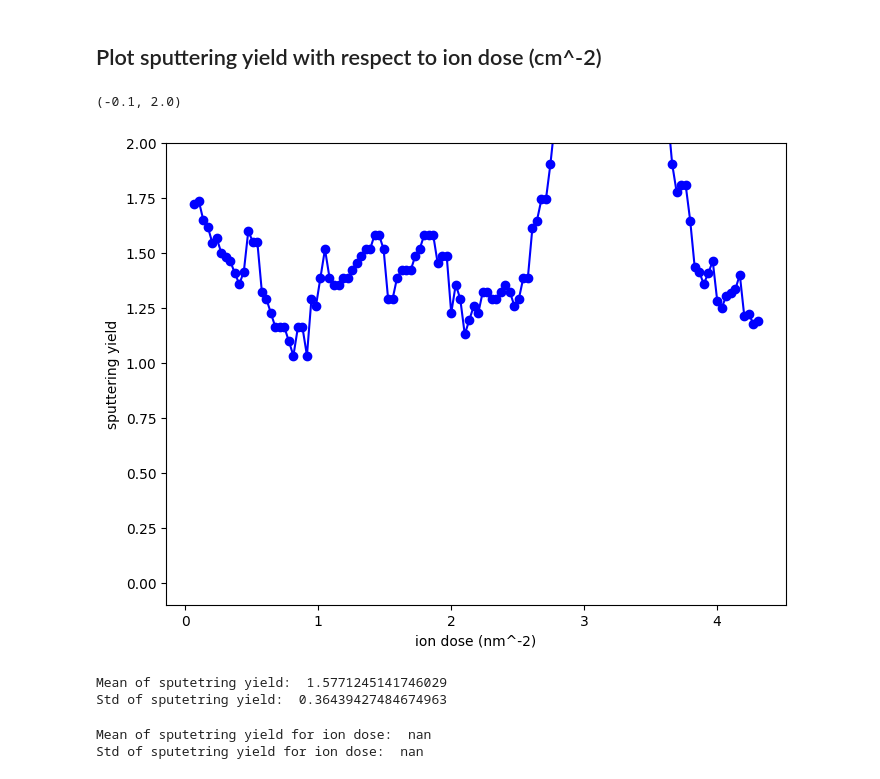
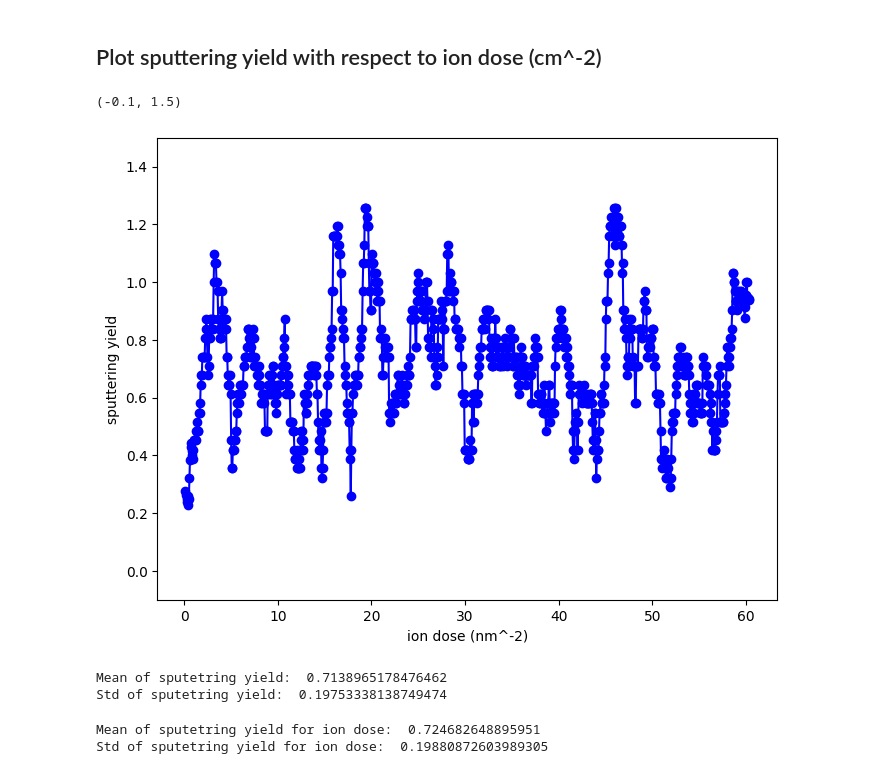
Before and after one commit to y1u0d2a1i/ml_potential, a Jupyter notebook: analyze/lmp/wip/plot_sputtering_yield_with_ion_dose.ipynb, the cells around one changed output. Saved outputs shown, nothing was run; the diff lists cells and outputs as text; code cells hidden in the pictures.

```diff
--- a/analyze/lmp/wip/plot_sputtering_yield_with_ion_dose.ipynb
+++ b/analyze/lmp/wip/plot_sputtering_yield_with_ion_dose.ipynb
@@ -6,12 +6,12 @@ import pandas as pd
 import matplotlib.pyplot as plt
 import os
 # %%
-path2target = '/home/k0472/k047207/result/lammps/Si/sputtering/ml/model_19/0deg_1000eV'
+path2target = '/home/k0472/k047207/result/lammps/Si/sputtering/ml/depth15/model18/0deg_1000eV'
 # path2target = '/Users/y1u0d2/desktop/Lab/result/lammps/Si/sputtering/ml/atom16000/model_18/0deg_1000eV'
 
 insert_atom_every_timestep = 20000
-# width = 4.0725 # nm
-width = 5.43 # nm
+width = 4.0725 # nm
+# width = 5.43 # nm
 area = width**2
 
 # number of injection to take average over
@@ -68,25 +68,26 @@ sp_df_injection['num_sputter_atom_avg'] = sp_df_injection['num_inserted_atoms'].
 # %%
 fig = plt.figure(figsize=(8,6))
 ax = fig.add_subplot(111)
 
 ax.plot(sp_df_injection['ion_dose'], sp_df_injection['num_sputter_atom_avg'], marker='o', color='blue', label='sputtering yield')
 ax.set_xlabel('ion dose (nm^-2)')
 ax.set_ylabel('sputtering yield')
-ax.set_ylim(-.1, 2)
+# ax.set_xlim(-1, 140)
+ax.set_ylim(-.1, 1.5)
 # %% [output]
-(-0.1, 2.0)
+(-0.1, 1.5)
-[figure, old version]
+[figure, new version]
 # %%
 print('Mean of sputetring yield: ', sp_df_injection['num_sputter_atom_avg'].mean())
 print('Std of sputetring yield: ', sp_df_injection['num_sputter_atom_avg'].std())
 # %% [output]
-Mean of sputetring yield:  1.5771245141746029
-Std of sputetring yield:  0.36439427484674963
+Mean of sputetring yield:  0.7138965178476462
+Std of sputetring yield:  0.19753338138749474
 # %%
 # get sputtering yield after converge
-sp_df_injection_high_dose = sp_df_injection.query('10 < ion_dose')
+sp_df_injection_high_dose = sp_df_injection.query('10 < ion_dose < 140')
 print('Mean of sputetring yield for ion dose: ', sp_df_injection_high_dose['num_sputter_atom_avg'].mean())
 print('Std of sputetring yield for ion dose: ', sp_df_injection_high_dose['num_sputter_atom_avg'].std())
 # %% [output]
-Mean of sputetring yield for ion dose:  nan
-Std of sputetring yield for ion dose:  nan
+Mean of sputetring yield for ion dose:  0.724682648895951
+Std of sputetring yield for ion dose:  0.19880872603989305
```
Also changed, not shown: 3 other files.
